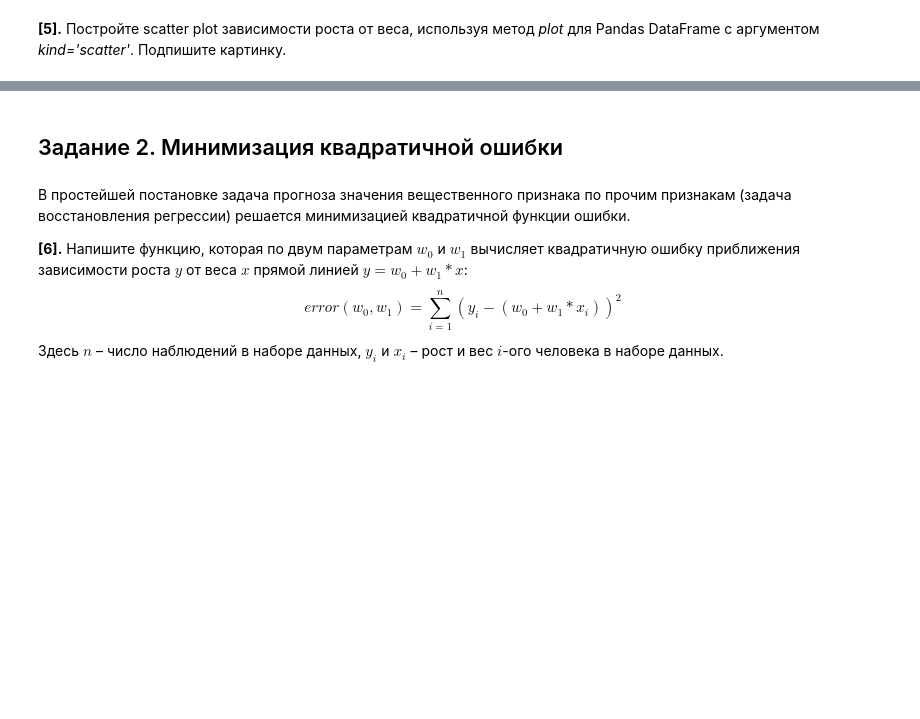
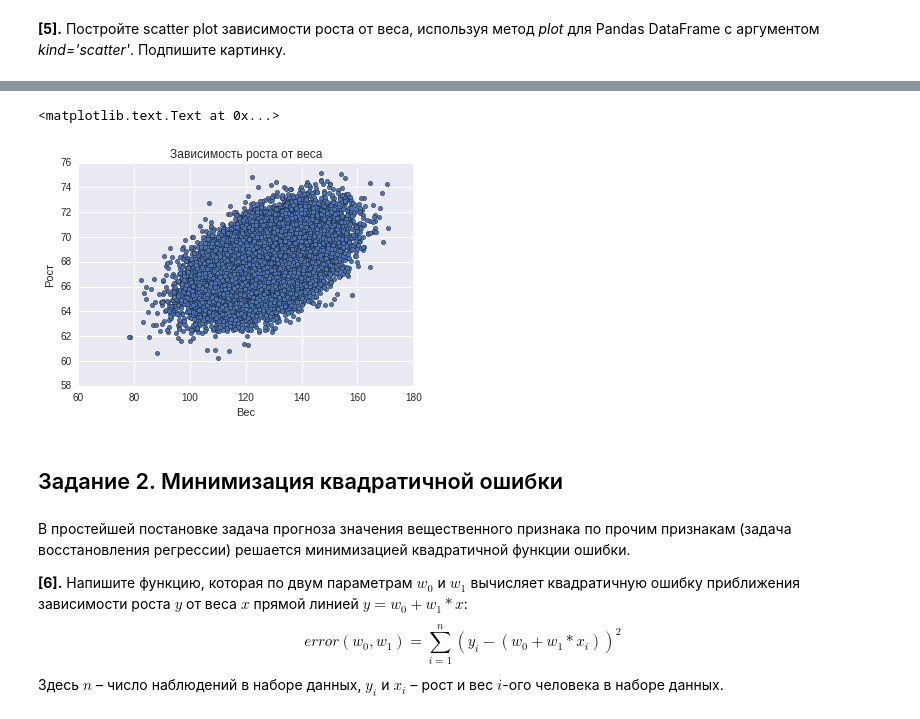
Before and after one commit to MariamSherif/pyda, a Jupyter notebook: nb/peer_review_linreg_height_weight.ipynb, the cells around one changed output, grey strips where cells are left out. Cells and saved outputs as stored; diff of their text form; code cells hidden in the pictures; blank space fills up the shorter version.

```diff
--- a/nb/peer_review_linreg_height_weight.ipynb
+++ b/nb/peer_review_linreg_height_weight.ipynb
@@ -106,3 +103,12 @@ ValueError: scatter requires and x and y column
+# %%
+plot = data.plot(y='Height', x='Weight', kind='scatter')
+# add labels
+plot.set_xlabel(u'Вес')
+plot.set_ylabel(u'Рост')
+plot.set_title(u'Зависимость роста от веса')
+# %% [output]
+<matplotlib.text.Text at 0x...>
+[figure, added]
 # %% [markdown]
 ## Задание 2. Минимизация квадратичной ошибки
 # %% [markdown]
```
Also changed, not shown: parts of 5 cells of this notebook.
